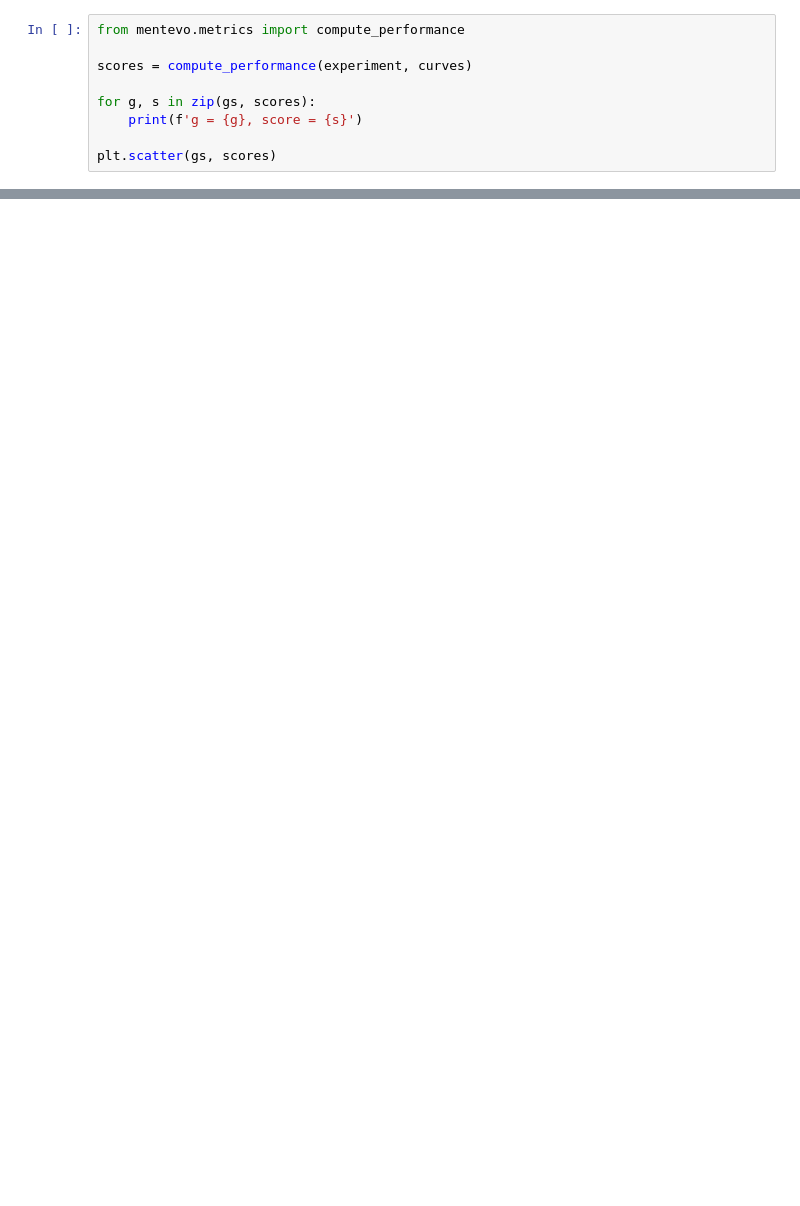
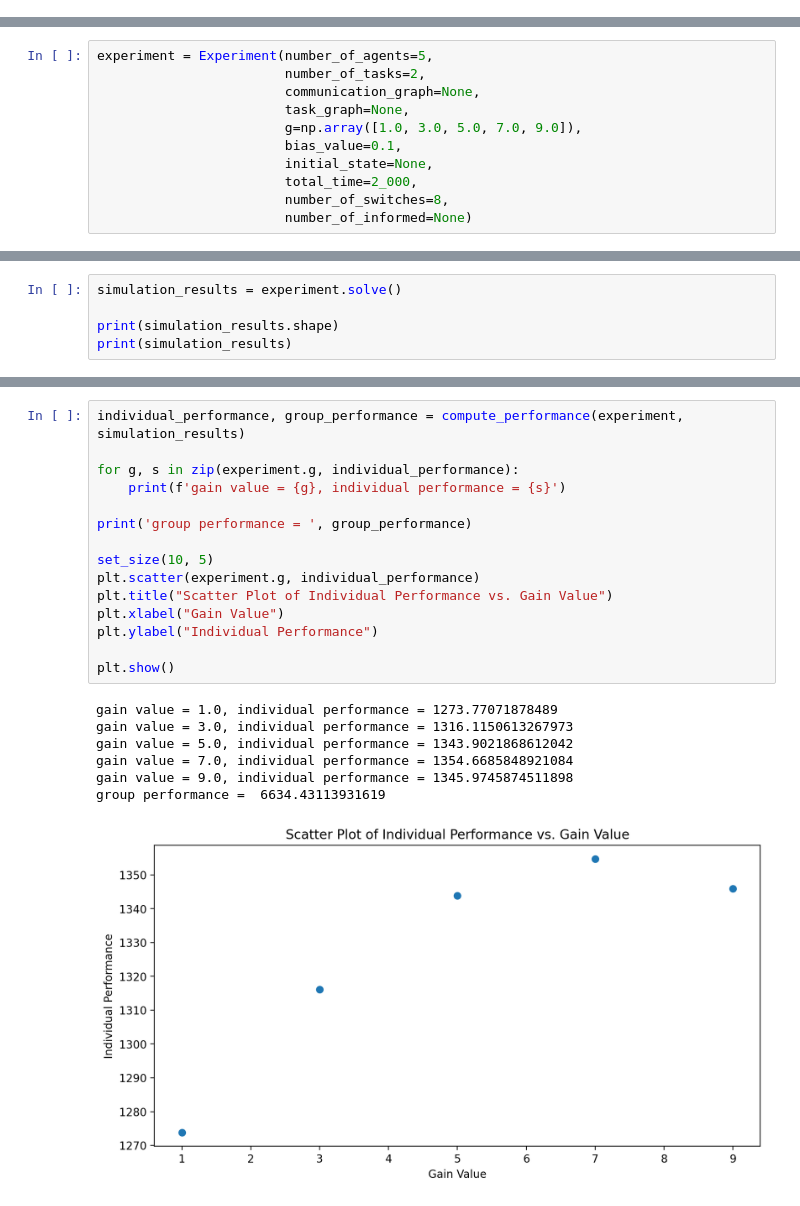
Before and after one commit to alessandrabrondetta/Mentevo, a Jupyter notebook: notebooks/starter.ipynb, the cells around one changed output, grey strips where cells are left out. Drawn from its saved outputs; the diff is of its cells as text; blank space fills up the shorter version.

Commit message:
improve notebooks starter and performance_metric

```diff
--- a/notebooks/starter.ipynb
+++ b/notebooks/starter.ipynb
@@ -50,9 +17,0 @@ plot_curves(experiment, curves)
-# %%
-from mentevo.metrics import compute_performance
-
-scores = compute_performance(experiment, curves)
-
-for g, s in zip(gs, scores):
-    print(f'g = {g}, score = {s}')
-
-plt.scatter(gs, scores)
@@ -66,0 +26,11 @@ g = 9.0, score = 1345.9745874511898
+# %%
+experiment = Experiment(number_of_agents=5,
+                        number_of_tasks=2,
+                        communication_graph=None,
+                        task_graph=None,
+                        g=np.array([1.0, 3.0, 5.0, 7.0, 9.0]),
+                        bias_value=0.1,
+                        initial_state=None,
+                        total_time=2_000,
+                        number_of_switches=8,
+                        number_of_informed=None)
@@ -66,0 +42,5 @@ g = 9.0, score = 1345.9745874511898
+# %%
+simulation_results = experiment.solve()
+
+print(simulation_results.shape)
+print(simulation_results)
@@ -66,0 +85,23 @@ g = 9.0, score = 1345.9745874511898
+# %%
+individual_performance, group_performance = compute_performance(experiment, simulation_results)
+
+for g, s in zip(experiment.g, individual_performance):
+    print(f'gain value = {g}, individual performance = {s}')
+
+print('group performance = ', group_performance)
+
+set_size(10, 5)
+plt.scatter(experiment.g, individual_performance)
+plt.title("Scatter Plot of Individual Performance vs. Gain Value")
+plt.xlabel("Gain Value")
+plt.ylabel("Individual Performance")
+
+plt.show()
+# %% [output]
+gain value = 1.0, individual performance = 1273.77071878489
+gain value = 3.0, individual performance = 1316.1150613267973
+gain value = 5.0, individual performance = 1343.9021868612042
+gain value = 7.0, individual performance = 1354.6685848921084
+gain value = 9.0, individual performance = 1345.9745874511898
+group performance =  6634.43113931619
+[figure, added]
```
Also changed, not shown: parts of 17 cells of this notebook, 3 other files.
